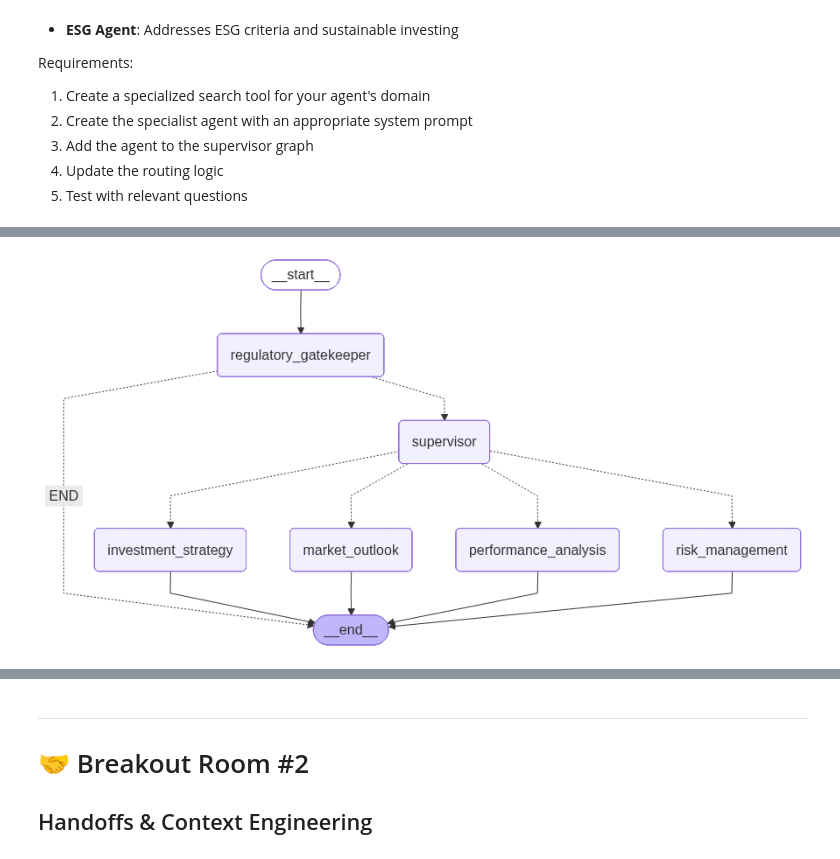
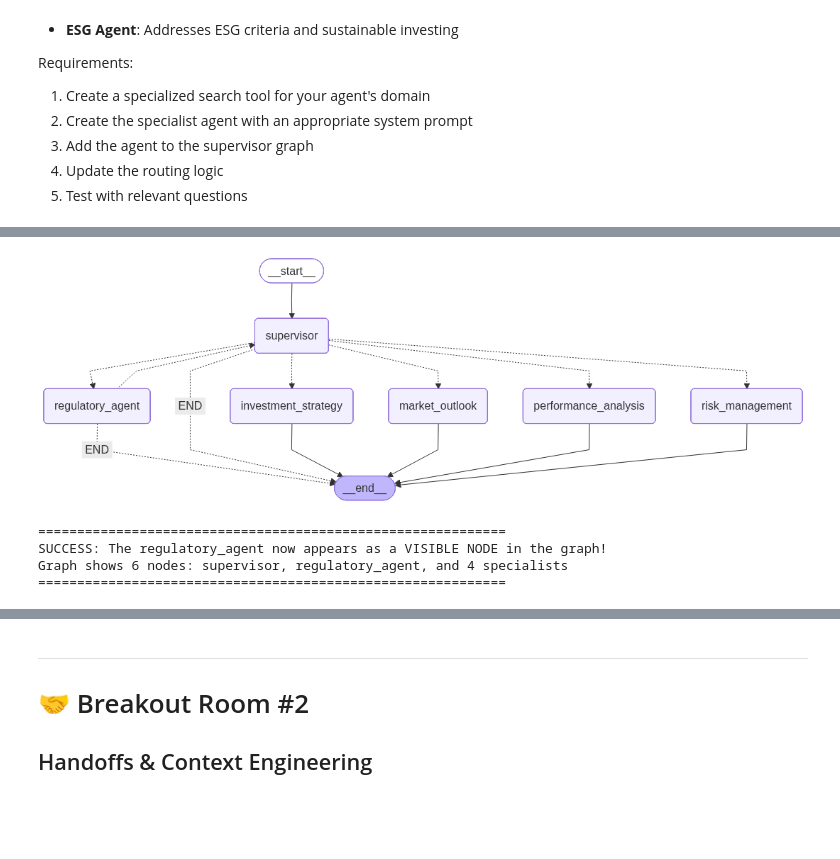
Before and after one commit to cbusireddy/aie, a Jupyter notebook: 05_Multi_Agent_with_LangGraph/Multi_Agent_Applications_Assignment.ipynb, the cells around one changed output, grey strips where cells are left out. Drawn from its saved outputs; the diff is of its cells as text; code cells hidden in the pictures; blank space fills up the shorter version.

Commit message:
regulatory agent as node

```diff
--- a/05_Multi_Agent_with_LangGraph/Multi_Agent_Applications_Assignment.ipynb
+++ b/05_Multi_Agent_with_LangGraph/Multi_Agent_Applications_Assignment.ipynb
@@ -851,12 +893,21 @@ Flow: User -> Regulatory Gatekeeper -> [APPROVED: Supervisor -> Specialist | REJ
 # %%
-# Visualize the graph
+# Step 8: Visualize the node-based supervisor graph (regulatory agent visible!)
 try:
     from IPython.display import display, Image
-    display(Image(gatekeeper_graph.get_graph().draw_mermaid_png()))
+    display(Image(node_based_supervisor_graph.get_graph().draw_mermaid_png()))
 except Exception as e:
     print(f"Could not display graph: {e}")
     print("\nGraph structure:")
-    print(supervisor_graph.get_graph().draw_ascii())
+    print(node_based_supervisor_graph.get_graph().draw_ascii())
+
+print("\n" + "="*60)
+print("SUCCESS: The regulatory_agent now appears as a VISIBLE NODE in the graph!")
+print("Graph shows 6 nodes: supervisor, regulatory_agent, and 4 specialists")
+print("="*60)
 # %% [output]
-[figure, old version]
+[figure, new version]
+============================================================
+SUCCESS: The regulatory_agent now appears as a VISIBLE NODE in the graph!
+Graph shows 6 nodes: supervisor, regulatory_agent, and 4 specialists
+============================================================
 # %%
```
Also changed, not shown: parts of 2 cells of this notebook.
